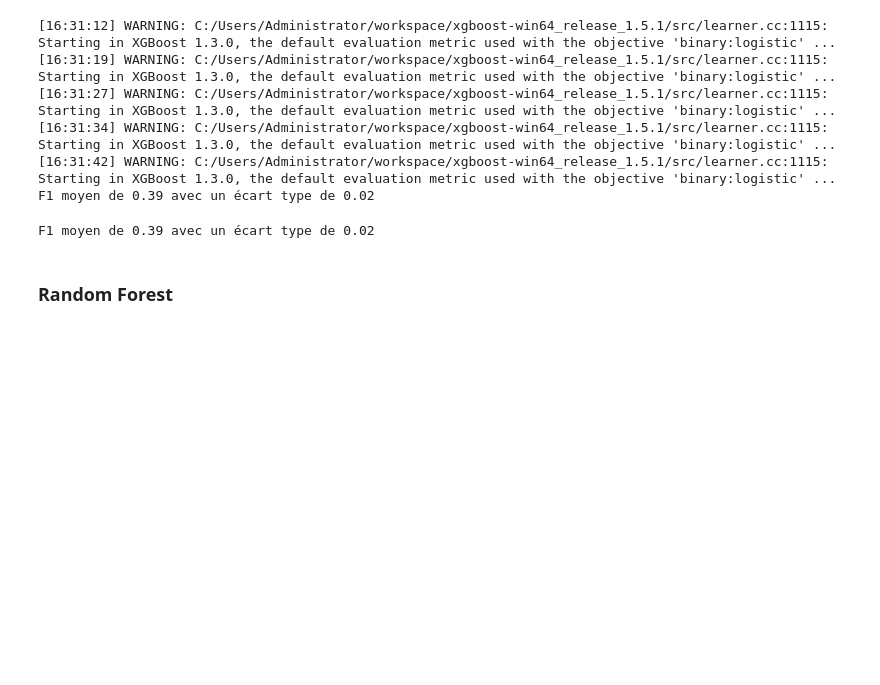
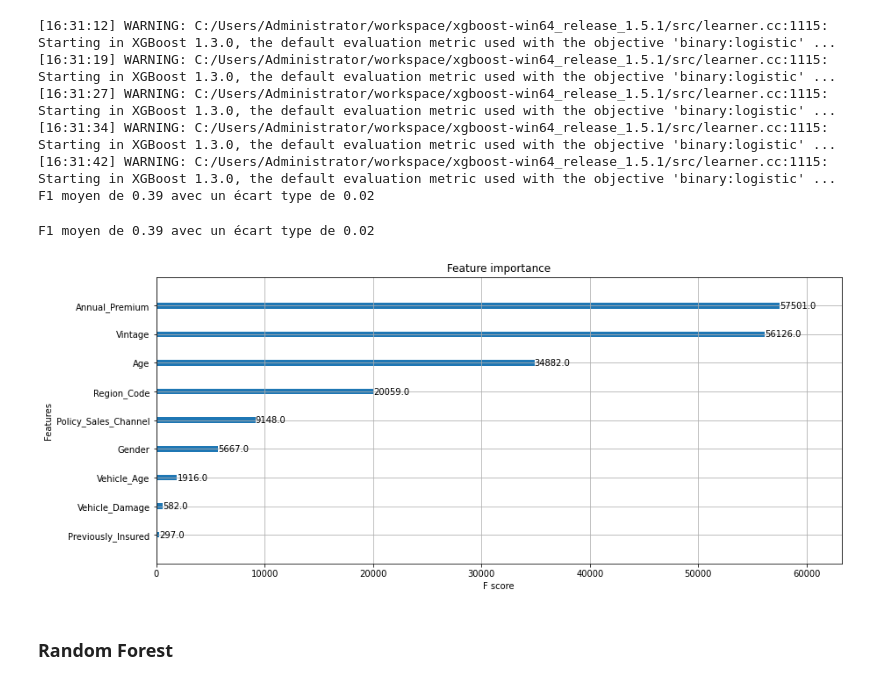
Before and after one commit to claviermathieu/ISFA-prj-datascience, a Jupyter notebook: book/_build/jupyter_execute/docs/5_retenu/50_mod_final.ipynb, the cells around one changed output. Drawn from its saved outputs; the diff is of its cells as text; code cells hidden in the pictures; blank space fills up the shorter version.

```diff
--- a/book/_build/jupyter_execute/docs/5_retenu/50_mod_final.ipynb
+++ b/book/_build/jupyter_execute/docs/5_retenu/50_mod_final.ipynb
@@ -119,6 +125,11 @@ F1 moyen de 0.39 avec un écart type de 0.02
 print("F1 moyen de %0.2f avec un écart type de %0.2f" % (scores_xg.mean(), scores_xg.std()))
 # %% [output]
 F1 moyen de 0.39 avec un écart type de 0.02
+# %%
+xgb.plot_importance(xgb0)
+plt.show()
+# %% [output]
+[figure, added]
 # %% [markdown]
 ### Random Forest
 # %% [markdown]
```
Also changed, not shown: parts of 4 cells of this notebook, 12 other files.
